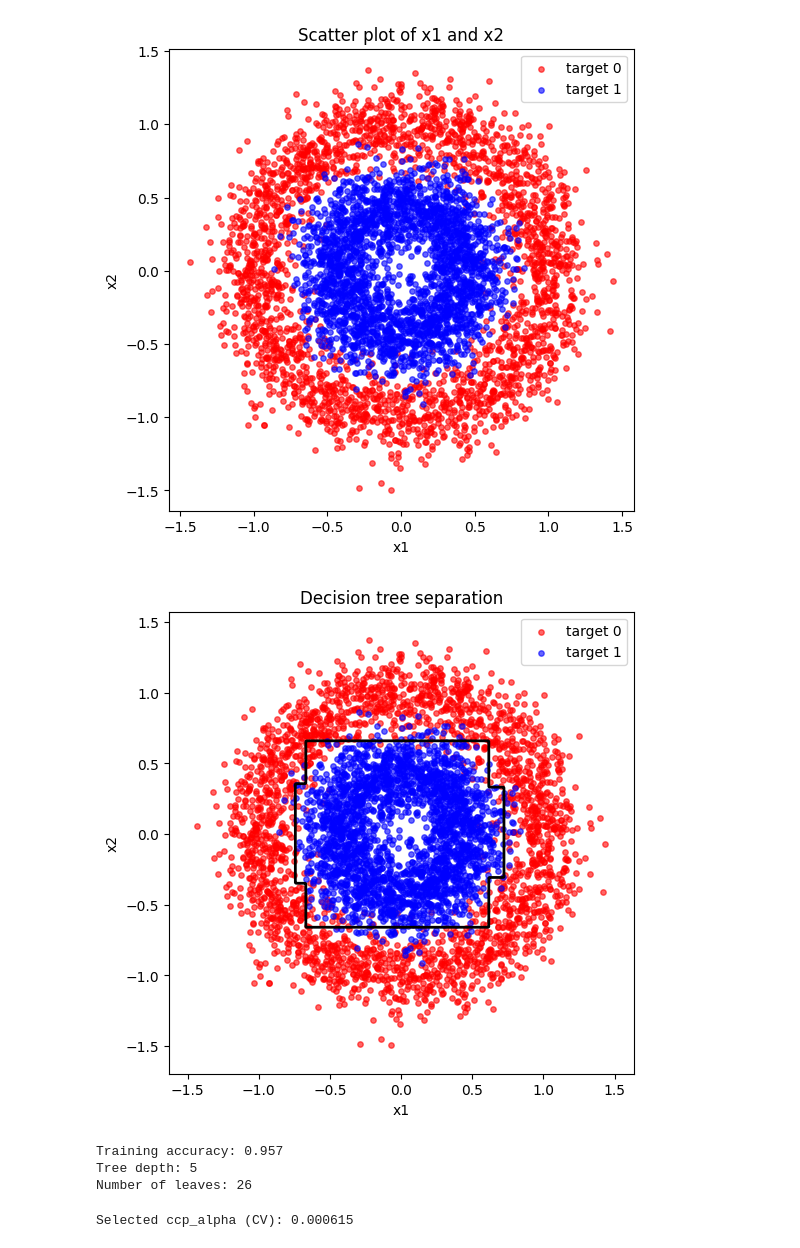
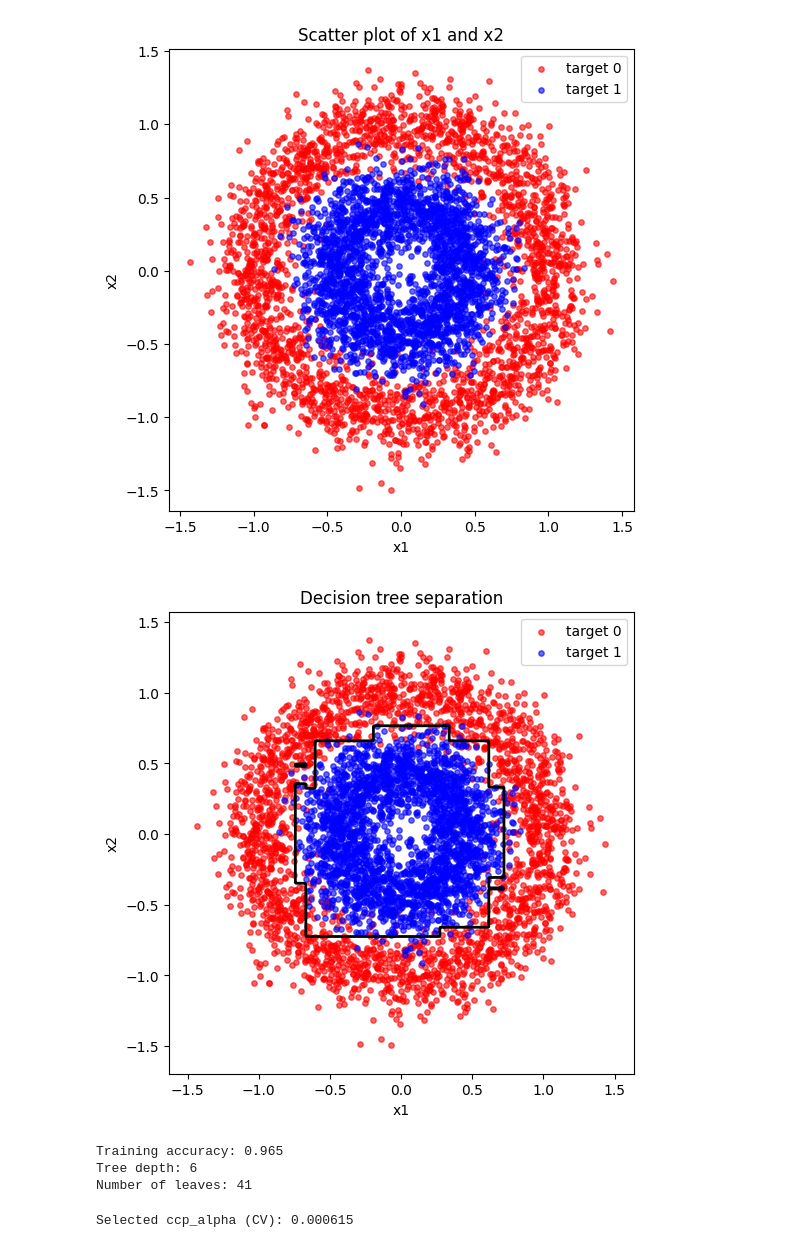
Before and after one commit to ABoldetti/statistics_and_ML, a Jupyter notebook: W6/Circular_correlation_trees.ipynb, the cells around one changed output. Saved outputs shown, nothing was run; the diff lists cells and outputs as text; code cells hidden in the pictures.

```diff
--- a/W6/Circular_correlation_trees.ipynb
+++ b/W6/Circular_correlation_trees.ipynb
@@ -39,7 +39,7 @@ plt.show()
 from sklearn.tree import DecisionTreeClassifier
 
 #use a fixed depth of 5 to prevent overfitting on this dataset
-tree_model = DecisionTreeClassifier(max_depth=5, random_state=42)
+tree_model = DecisionTreeClassifier(max_depth=6, random_state=42)
 tree_model.fit(X, y)
 
 x1_min, x1_max = dataset["x1"].min() - 0.2, dataset["x1"].max() + 0.2
@@ -49,37 +49,37 @@ xx1, xx2 = np.meshgrid(
 	np.linspace(x1_min, x1_max, 400),
 	np.linspace(x2_min, x2_max, 400)
 )
 
 grid = np.c_[xx1.ravel(), xx2.ravel()]
 pred_grid = tree_model.predict(grid).reshape(xx1.shape)
 
 plt.figure(figsize=(6, 6))
 plt.contour(xx1, xx2, pred_grid, levels=[0.5], colors="black", linewidths=2)
 plt.scatter(
 	dataset.loc[dataset["target"] == 0, "x1"],
 	dataset.loc[dataset["target"] == 0, "x2"],
 	c="red", alpha=0.6, s=15, label="target 0"
 )
 plt.scatter(
 	dataset.loc[dataset["target"] == 1, "x1"],
 	dataset.loc[dataset["target"] == 1, "x2"],
 	c="blue", alpha=0.6, s=15, label="target 1"
 )
 
 plt.xlabel("x1")
 plt.ylabel("x2")
 plt.title("Decision tree separation")
 plt.legend()
 plt.show()
 
 print("Training accuracy:", tree_model.score(X, y))
 print("Tree depth:", tree_model.get_depth())
 print("Number of leaves:", tree_model.get_n_leaves())
 # %% [output]
-[figure, old version]
+[figure, new version]
-Training accuracy: 0.957
-Tree depth: 5
-Number of leaves: 26
+Training accuracy: 0.965
+Tree depth: 6
+Number of leaves: 41
 # %%
 from sklearn.tree import DecisionTreeClassifier
 
```
Also changed, not shown: 1 other file.
